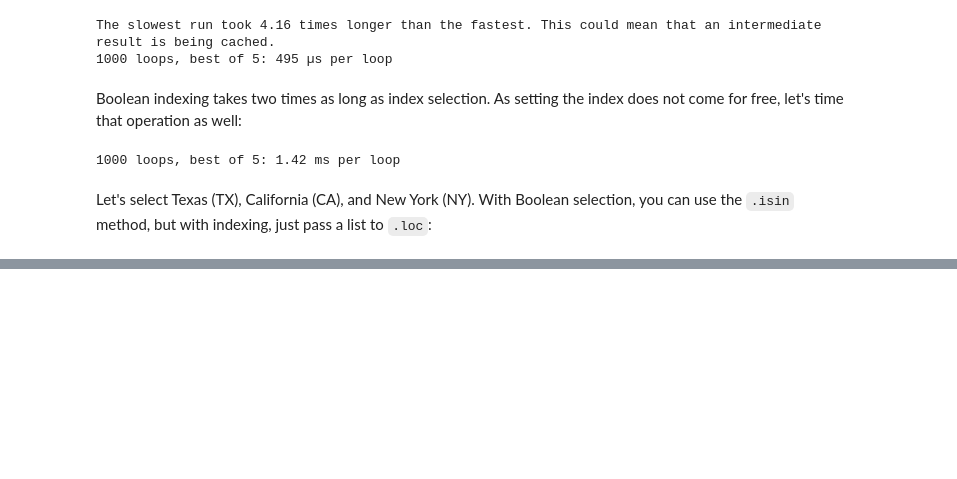
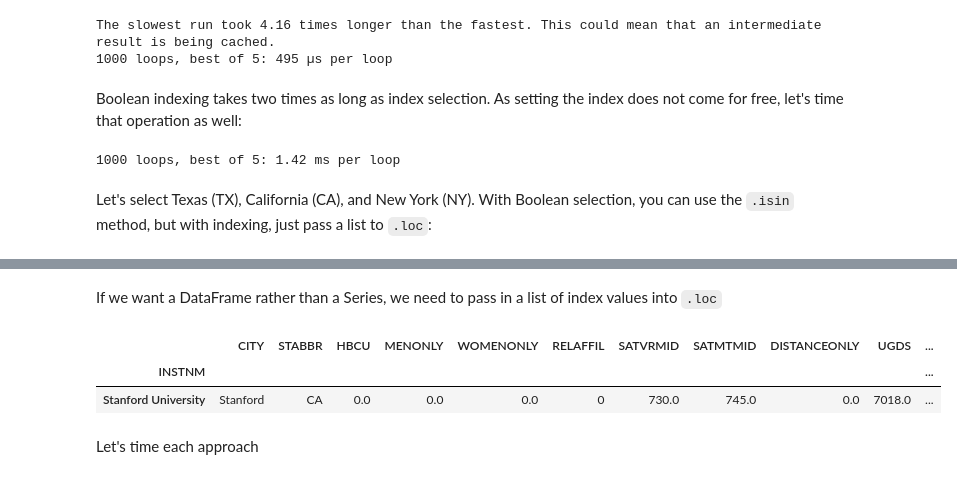
Before and after one commit to dajebbar/python-pract, a Jupyter notebook: work/data_analysis/pandas_cookbook_1.x/ch07/c7_code.ipynb, the cells around one changed output, grey strips where cells are left out. Drawn from its saved outputs; the diff is of its cells as text; code cells hidden in the pictures; blank space fills up the shorter version.

```diff
--- a/work/data_analysis/pandas_cookbook_1.x/ch07/c7_code.ipynb
+++ b/work/data_analysis/pandas_cookbook_1.x/ch07/c7_code.ipynb
@@ -390,0 +451,12 @@ college2.loc[states].head(2)
+# %% [markdown]
+If we want a DataFrame rather than a Series, we need to pass in a list of index values
+into `.loc`
+# %%
+college_unique.loc[['Stanford University']]
+# %% [output]
+|  | CITY | STABBR | HBCU | MENONLY | WOMENONLY | RELAFFIL | SATVRMID | SATMTMID | DISTANCEONLY | UGDS | ... |
+| INSTNM |  |  |  |  |  |  |  |  |  |  | ... |
+| Stanford University | Stanford | CA | 0.0 | 0.0 | 0.0 | 0 | 730.0 | 745.0 | 0.0 | 7018.0 | ... |
+# %% [markdown]
+ Let's time each
+approach
```
Also changed, not shown: parts of 18 cells of this notebook.
